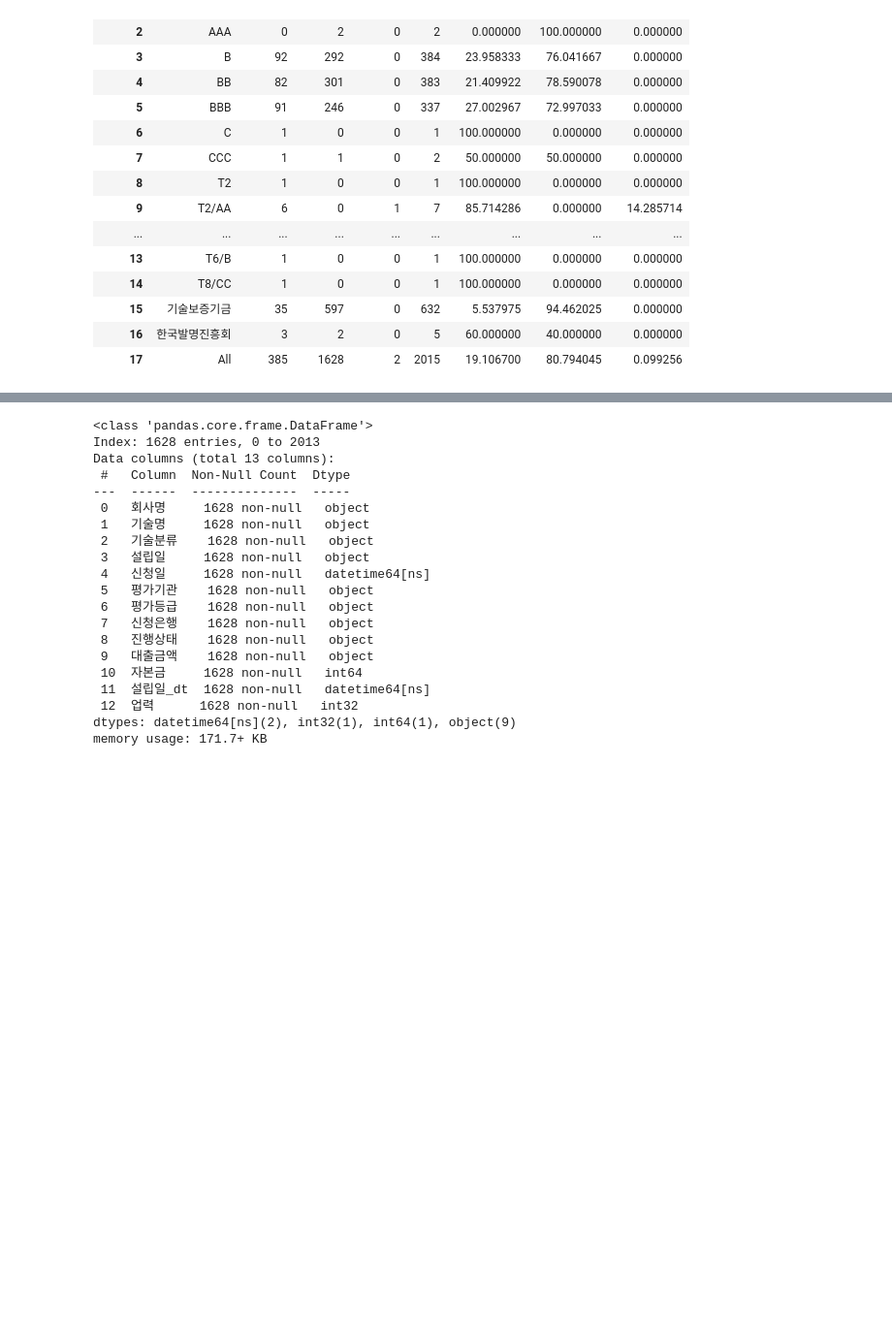
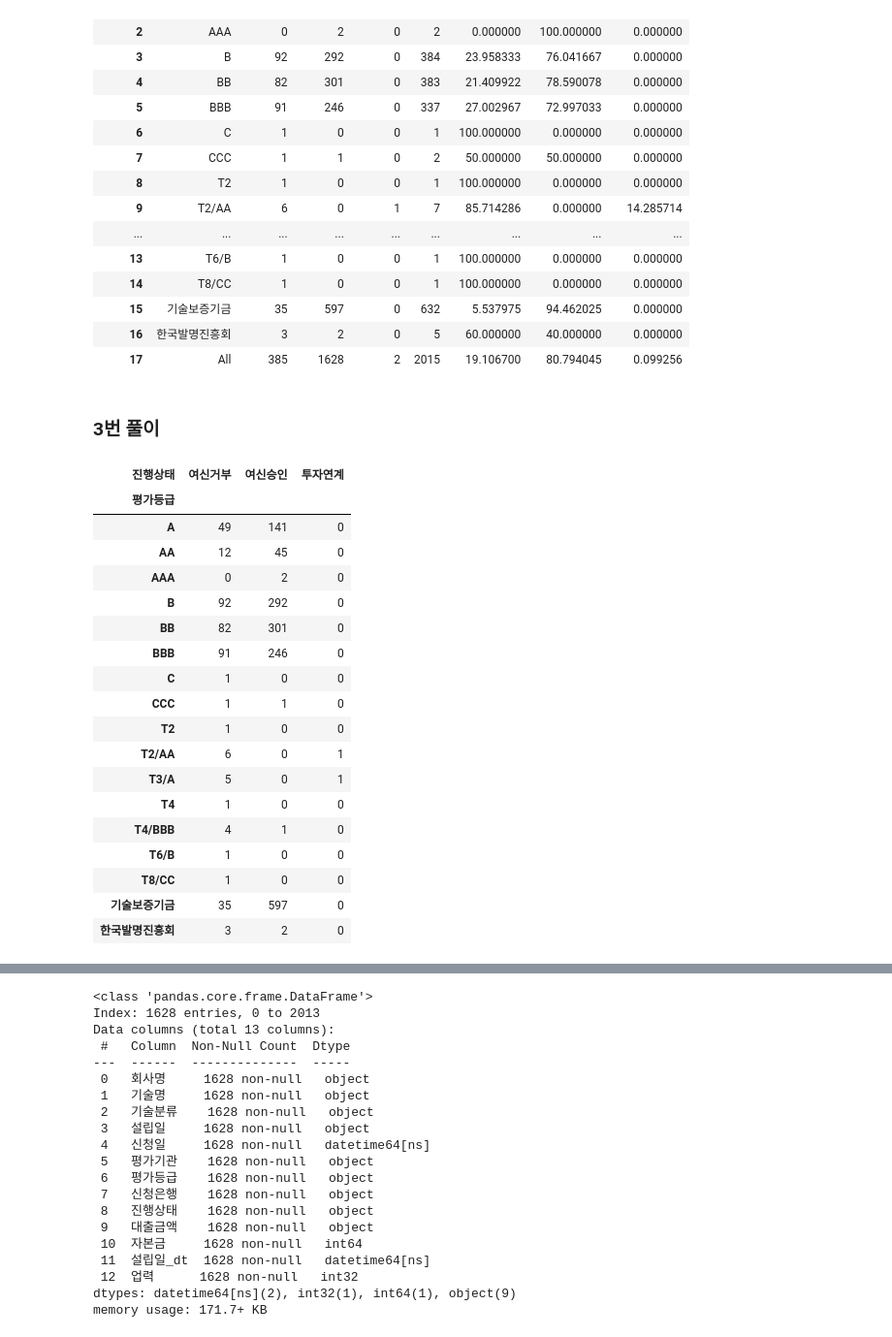
Before and after one commit to raneeKim/SW_CAMP, a Jupyter notebook: 파이썬을 활용한 머신러닝/과제/[DMC_데이터] 김란_개별 미션 (12차).ipynb, the cells around one changed output, grey strips where cells are left out. Shown at 97% size. Saved outputs shown, nothing was run; the diff lists cells and outputs as text; code cells hidden in the pictures; blank space fills up the shorter version.

```diff
--- a/파이썬을 활용한 머신러닝/과제/[DMC_데이터] 김란_개별 미션 (12차).ipynb
+++ b/파이썬을 활용한 머신러닝/과제/[DMC_데이터] 김란_개별 미션 (12차).ipynb
@@ -260,3 +330,30 @@ c2
 | 15 | 기술보증기금 | 35 | 597 | 0 | 632 | 5.537975 | 94.462025 | 0.000000 |
 | 16 | 한국발명진흥회 | 3 | 2 | 0 | 5 | 60.000000 | 40.000000 | 0.000000 |
 | 17 | All | 385 | 1628 | 2 | 2015 | 19.106700 | 80.794045 | 0.099256 |
+# %% [markdown]
+### 3번 풀이
+# %%
+c1 = pd.crosstab(df1['평가등급'],df1['진행상태'])
+c2 = c1.head(6)[['여신거부','여신승인']] #  평가등급 C~부터는 필요없는 행이므로
+# %%
+c1
+# %% [output]
+| 진행상태 | 여신거부 | 여신승인 | 투자연계 |
+| 평가등급 |  |  |  |
+| A | 49 | 141 | 0 |
+| AA | 12 | 45 | 0 |
+| AAA | 0 | 2 | 0 |
+| B | 92 | 292 | 0 |
+| BB | 82 | 301 | 0 |
+| BBB | 91 | 246 | 0 |
+| C | 1 | 0 | 0 |
+| CCC | 1 | 1 | 0 |
+| T2 | 1 | 0 | 0 |
+| T2/AA | 6 | 0 | 1 |
+| T3/A | 5 | 0 | 1 |
+| T4 | 1 | 0 | 0 |
+| T4/BBB | 4 | 1 | 0 |
+| T6/B | 1 | 0 | 0 |
+| T8/CC | 1 | 0 | 0 |
+| 기술보증기금 | 35 | 597 | 0 |
+| 한국발명진흥회 | 3 | 2 | 0 |
```
Also changed, not shown: parts of 37 cells of this notebook.
